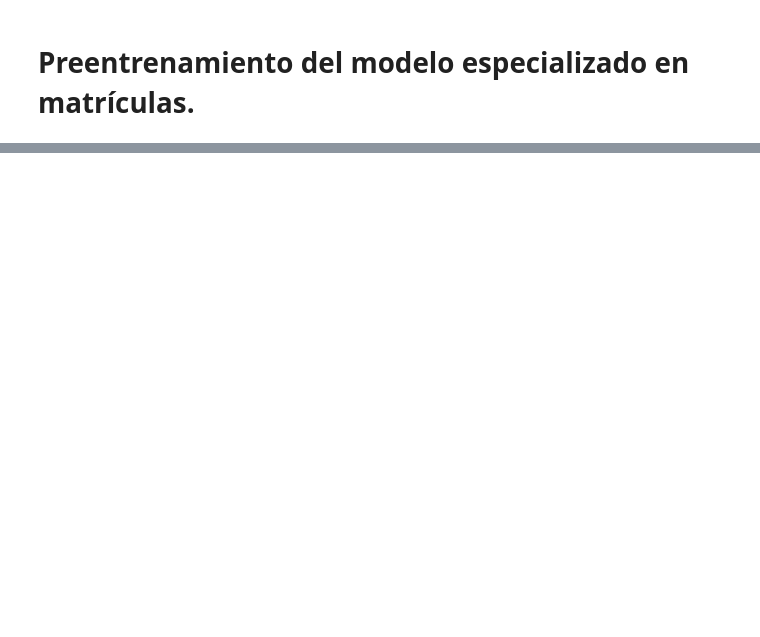
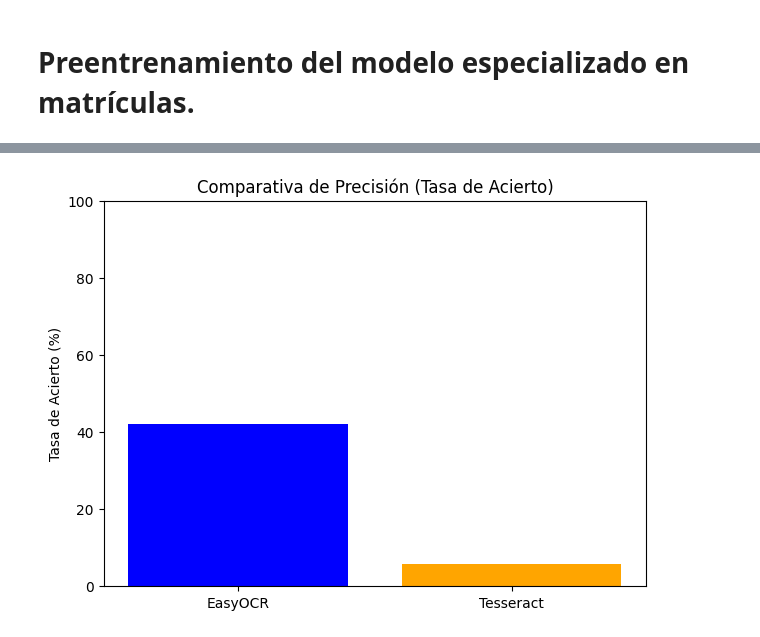
Before and after one commit to Nayade-5/VC-Practicas_g9, a Jupyter notebook: P4/VC_practica4.ipynb, the cells around one changed output, grey strips where cells are left out. Cells and saved outputs as stored; diff of their text form; code cells hidden in the pictures; blank space fills up the shorter version.

Commit message:
Cambios añadidos en la comparativa

```diff
--- a/P4/VC_practica4.ipynb
+++ b/P4/VC_practica4.ipynb
@@ -251,0 +484,87 @@ Ventana cerrada.
+# %%
+import pandas as pd
+import matplotlib.pyplot as plt
+import os
+
+
+csv_file = 'results/comparativa_ocr.csv'
+if not os.path.exists(csv_file):
+    print(f"ERROR: No se encontró el archivo '{csv_file}'.")
+else:
+    df = pd.read_csv(csv_file)
+
+    try:
+        df['matricula_real'] = df['imagen'].str.split('[_\.]').str[0]
+        print("Columna 'matricula_real' generada con éxito.")
+    except Exception as e:
+        print(f"Error generando la matrícula real: {e}")
+        print("Asegúrate de que los nombres de archivo sean correctos.")
+        exit()
+
+    df['matricula_real'] = df['matricula_real'].fillna('').astype(str)
+    df['texto_easyocr'] = df['texto_easyocr'].fillna('').astype(str)
+    df['texto_tesseract'] = df['texto_tesseract'].fillna('').astype(str)
+
+    # Calcular Tasa de Acierto
+
+    # Limpiar los datos para una comparación justa
+    df['matricula_real'] = df['matricula_real'].str.strip().str.upper()
+    df['texto_easyocr'] = df['texto_easyocr'].str.strip().str.upper()
+    df['texto_tesseract'] = df['texto_tesseract'].str.strip().str.upper()
+
+    df_valid = df[df['matricula_real'] != '']
+
+    aciertos_easyocr = (df_valid['texto_easyocr'] == df_valid['matricula_real']).sum()
+    aciertos_tesseract = (df_valid['texto_tesseract'] == df_valid['matricula_real']).sum()
+    total_imagenes = len(df_valid)
+
+    if total_imagenes == 0:
+        print("ERROR: No se pudo extraer ninguna matrícula real de los nombres de archivo.")
+    else:
+        tasa_easyocr = (aciertos_easyocr / total_imagenes) * 100
+        tasa_tesseract = (aciertos_tesseract / total_imagenes) * 100
+
+        # Calcular Tiempos Medios de Inferencia ---
+        tiempo_easyocr = df['tiempo_easyocr'].mean()
+        tiempo_tesseract = df['tiempo_tesseract'].mean()
+
+        # Imprimir Conclusiones
+        print("\n--- CONCLUSIONES DE LA COMPARATIVA ---")
+        print(f"Base de datos: {total_imagenes} imágenes analizadas")
+        print("----------------------------------------")
+        print("[Tasa de Acierto (Precisión)]")
+        print(f"  EasyOCR:   {tasa_easyocr:.2f}% ({aciertos_easyocr} de {total_imagenes})")
+        print(f"  Tesseract: {tasa_tesseract:.2f}% ({aciertos_tesseract} de {total_imagenes})")
+        print("\n[Tiempo de Inferencia Medio (CPU)]")
+        print(f"  EasyOCR:   {tiempo_easyocr:.4f} segundos")
+        print(f"  Tesseract: {tiempo_tesseract:.4f} segundos")
+        print("----------------------------------------")
+
+        # Generar Gráficas
+
+        # Gráfica 1: Precisión
+        modelos = ['EasyOCR', 'Tesseract']
+        tasas = [tasa_easyocr, tasa_tesseract]
+
+        plt.figure(figsize=(7, 5))
+        plt.bar(modelos, tasas, color=['blue', 'orange'])
+        plt.title('Comparativa de Precisión (Tasa de Acierto)')
+        plt.ylabel('Tasa de Acierto (%)')
+        plt.ylim(0, 100)
+
+        plt.savefig('results/grafica_precision.png')
+        print("\nGráfica 'grafica_precision.png' guardada.")
+        plt.show()
+
+        # Gráfica 2: Velocidad
+        tiempos = [tiempo_easyocr, tiempo_tesseract]
+
+        plt.figure(figsize=(7, 5))
+        plt.bar(modelos, tiempos, color=['blue', 'orange'])
+        plt.title('Comparativa de Velocidad (Tiempo Medio)')
+        plt.ylabel('Tiempo (segundos)')
+
+        plt.savefig('results/grafica_tiempo.png')
+        print("Gráfica 'grafica_tiempo.png' guardada.")
+        plt.show()
+# %% [output]
@@ -251,0 +586 @@ Ventana cerrada.
+[figure, added]
```
Also changed, not shown: parts of 10 cells of this notebook, 4 other files.
